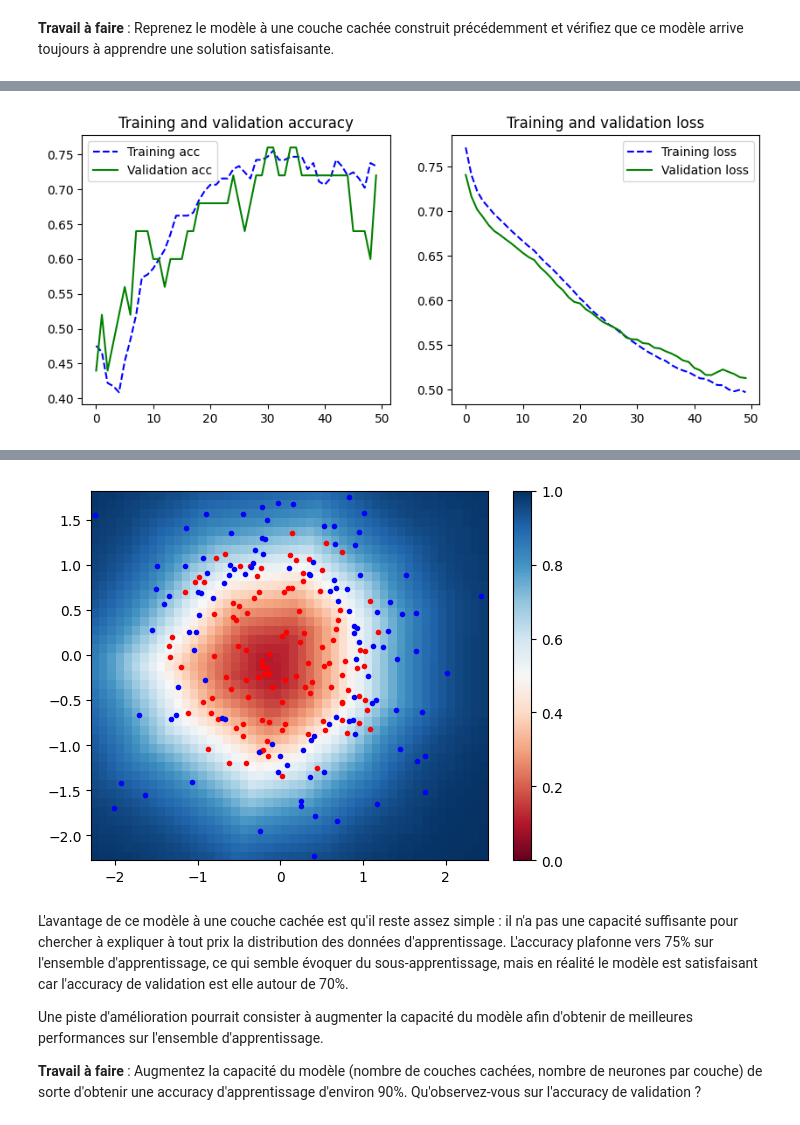
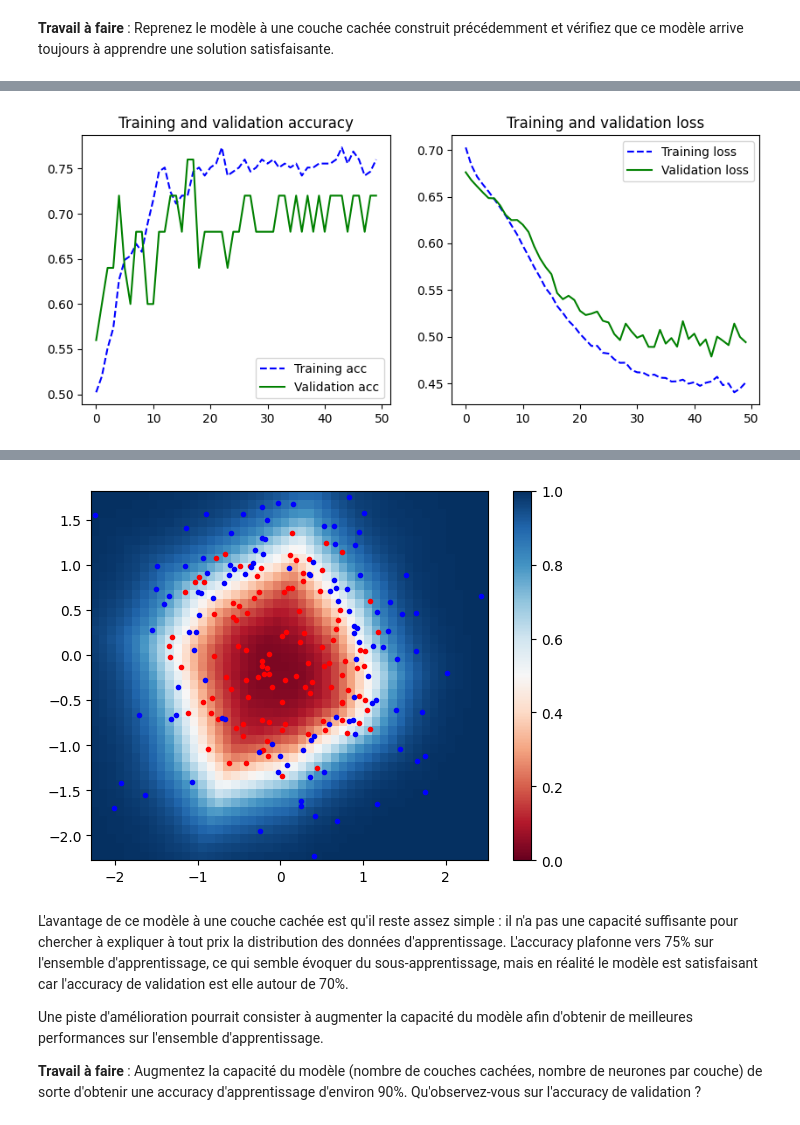
Before and after one commit to lehazare/deeplearning, a Jupyter notebook: Notebooks/02 - Classification avec Keras_Tensorflow.ipynb, the cells around one changed output, grey strips where cells are left out. Saved outputs shown, nothing was run; the diff lists cells and outputs as text; code cells hidden in the pictures.

```diff
--- a/Notebooks/02 - Classification avec Keras_Tensorflow.ipynb
+++ b/Notebooks/02 - Classification avec Keras_Tensorflow.ipynb
@@ -409,7 +409,7 @@ model.add(Dense(10, activation='relu', input_dim=2))
 model.add(Dense(1, activation='sigmoid'))
 
 # Définition de l'optimiseur
-adam = optimizers.Adam(learning_rate=0.005)
+adam = optimizers.Adam(learning_rate=0.01)
 
 # Fonction de coût et métrique
 model.compile(optimizer=adam,
@@ -445 +445 @@ Epoch 50/50
-[figure, old version]
+[figure, new version]
@@ -447,4 +447,4 @@ Epoch 50/50
-[figure, old version]
+[figure, new version]
 # %% [markdown]
 L'avantage de ce modèle à une couche cachée est qu'il reste assez simple : il n'a pas une capacité suffisante pour chercher à expliquer à tout prix la distribution des données d'apprentissage. L'accuracy plafonne vers 75% sur l'ensemble d'apprentissage, ce qui semble évoquer du sous-apprentissage, mais en réalité le modèle est satisfaisant car l'accuracy de validation est elle autour de 70%.
 
```
Also changed, not shown: parts of 2 cells of this notebook.
